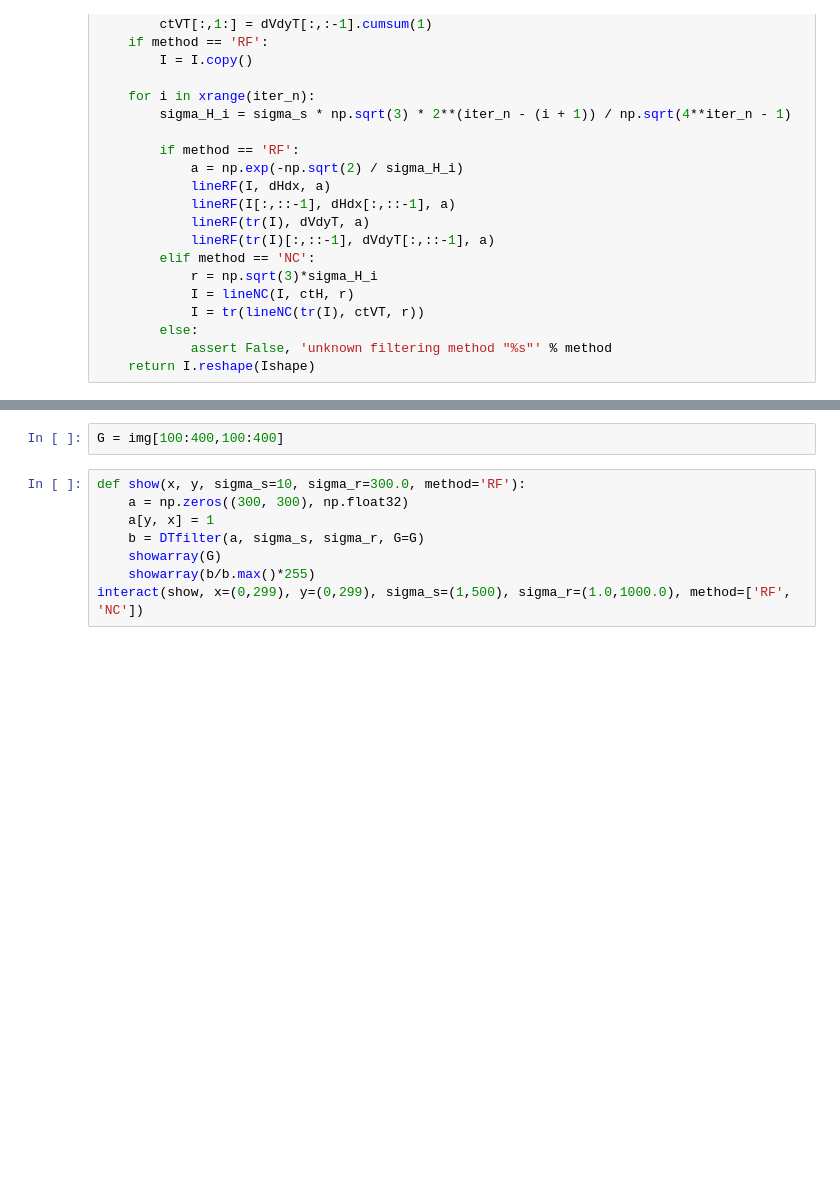
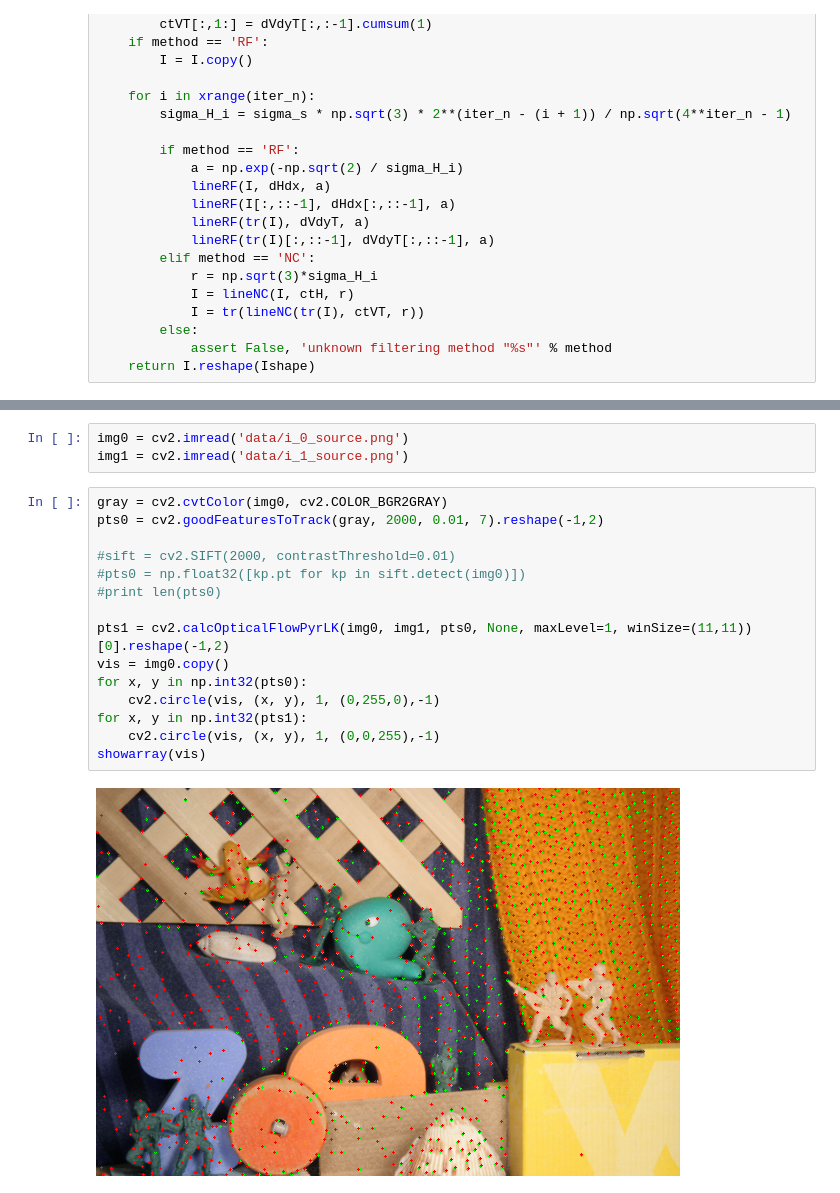
Before and after one commit to znah/notebooks, a Jupyter notebook: domain_transform.ipynb, the cells around one changed output, grey strips where cells are left out. Drawn from its saved outputs; the diff is of its cells as text; blank space fills up the shorter version.

Commit message:
DT flow

```diff
--- a/domain_transform.ipynb
+++ b/domain_transform.ipynb
@@ -100,10 +103,20 @@ interact(show_filter, sigma_s=(1,50), sigma_r=(1.0,1000.0), method=['RF', 'NC'])
-# %%
-G = img[100:400,100:400]
-# %%
-def show(x, y, sigma_s=10, sigma_r=300.0, method='RF'):
-    a = np.zeros((300, 300), np.float32)
-    a[y, x] = 1
-    b = DTfilter(a, sigma_s, sigma_r, G=G)
-    showarray(G)
-    showarray(b/b.max()*255)
-interact(show, x=(0,299), y=(0,299), sigma_s=(1,500), sigma_r=(1.0,1000.0), method=['RF', 'NC'])
+# %%
+img0 = cv2.imread('data/i_0_source.png')
+img1 = cv2.imread('data/i_1_source.png')
+# %%
+gray = cv2.cvtColor(img0, cv2.COLOR_BGR2GRAY)
+pts0 = cv2.goodFeaturesToTrack(gray, 2000, 0.01, 7).reshape(-1,2)
+
+#sift = cv2.SIFT(2000, contrastThreshold=0.01)
+#pts0 = np.float32([kp.pt for kp in sift.detect(img0)])
+#print len(pts0)
+
+pts1 = cv2.calcOpticalFlowPyrLK(img0, img1, pts0, None, maxLevel=1, winSize=(11,11))[0].reshape(-1,2)
+vis = img0.copy()
+for x, y in np.int32(pts0):
+    cv2.circle(vis, (x, y), 1, (0,255,0),-1)
+for x, y in np.int32(pts1):
+    cv2.circle(vis, (x, y), 1, (0,0,255),-1)
+showarray(vis)
+# %% [output]
+[figure, added]
```
Also changed, not shown: parts of 3 cells of this notebook, 2 other files.
